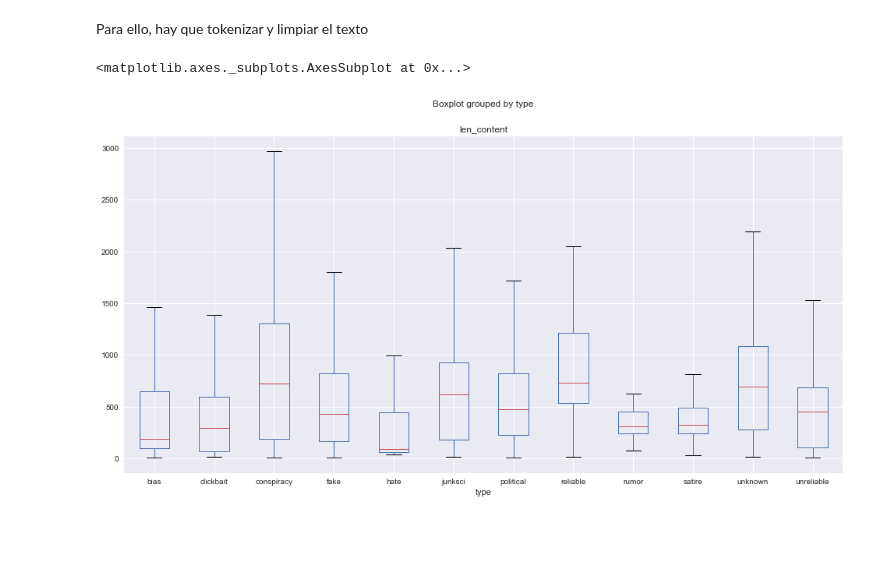
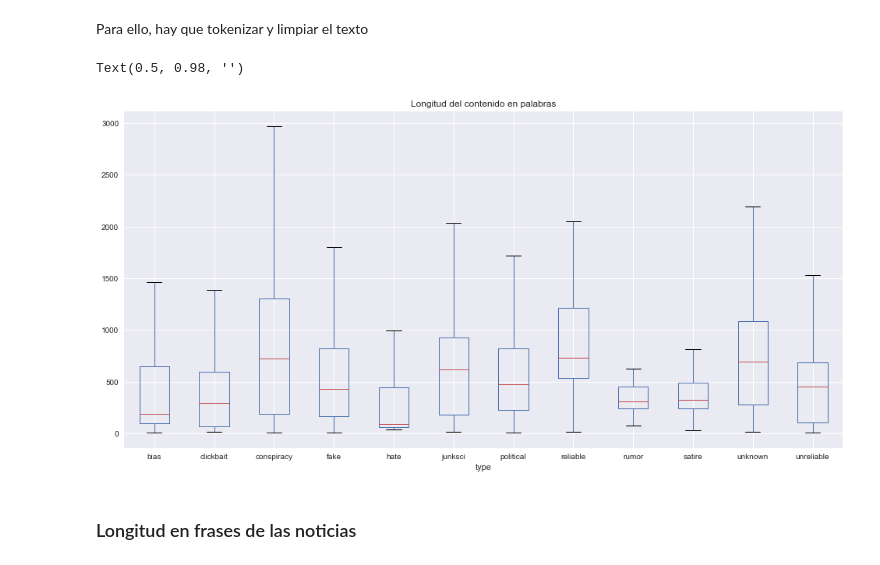
Before and after one commit to AIRLegend/fakenews, a Jupyter notebook: notebooks/Data_analysis.ipynb, the cells around one changed output. Cells and saved outputs as stored; diff of their text form; code cells hidden in the pictures; blank space fills up the shorter version.

```diff
--- a/notebooks/Data_analysis.ipynb
+++ b/notebooks/Data_analysis.ipynb
@@ -233,6 +233,8 @@ news['len_content'] = news.swifter.apply(lambda row: len(row['clean_content']),
 # %%
 fig, ax = plt.subplots(1,1, figsize=(16,8))
 news.boxplot(column=['len_content'], by='type', ax=ax, showfliers=False)
+plt.title("Longitud del contenido en palabras")
+plt.suptitle("")
 # %% [output]
-<matplotlib.axes._subplots.AxesSubplot at 0x...>
+Text(0.5, 0.98, '')
-[figure, old version]
+[figure, new version]
@@ -238,0 +243,2 @@ news.boxplot(column=['len_content'], by='type', ax=ax, showfliers=False)
+# %% [markdown]
+### Longitud en frases de las noticias
```
Also changed, not shown: parts of 7 cells of this notebook, 3 other files.
